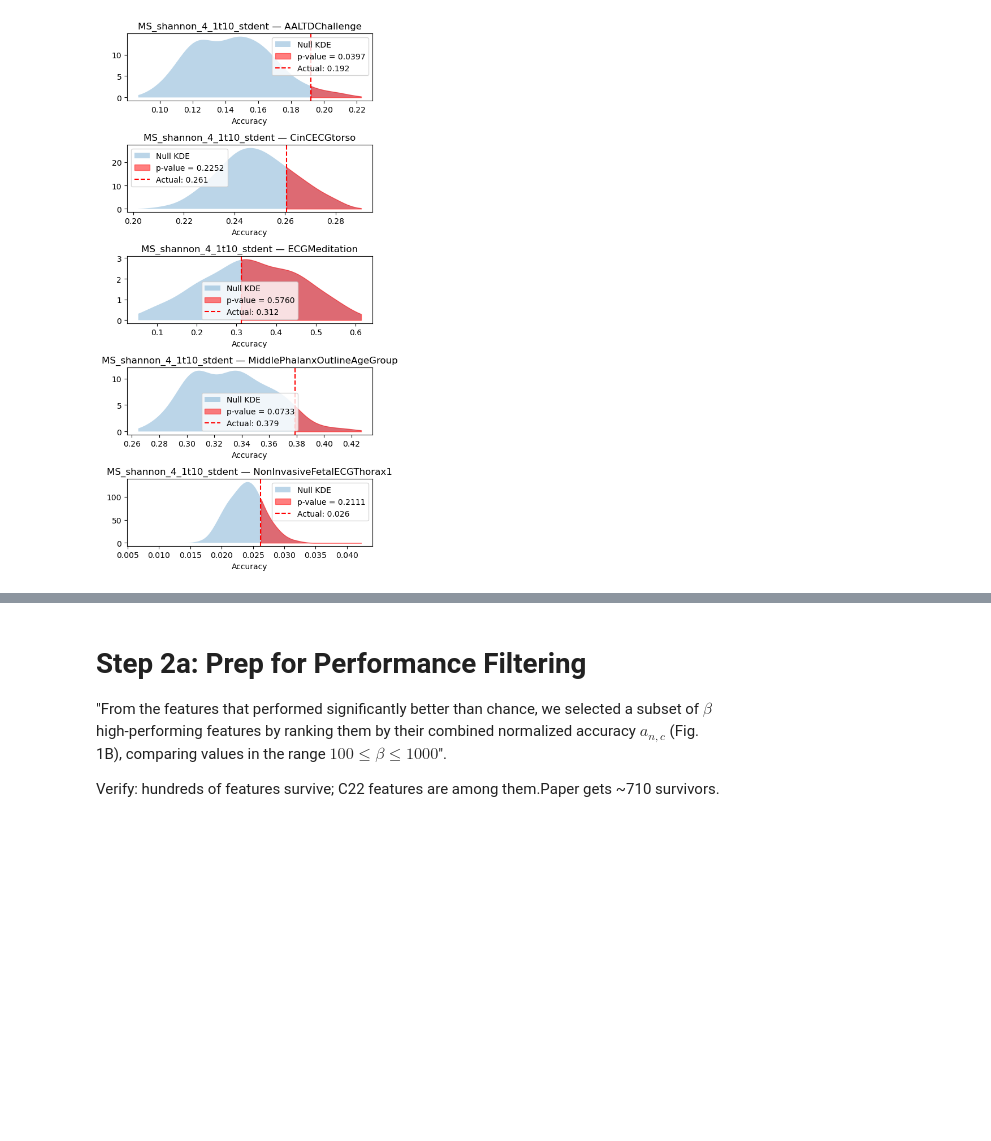
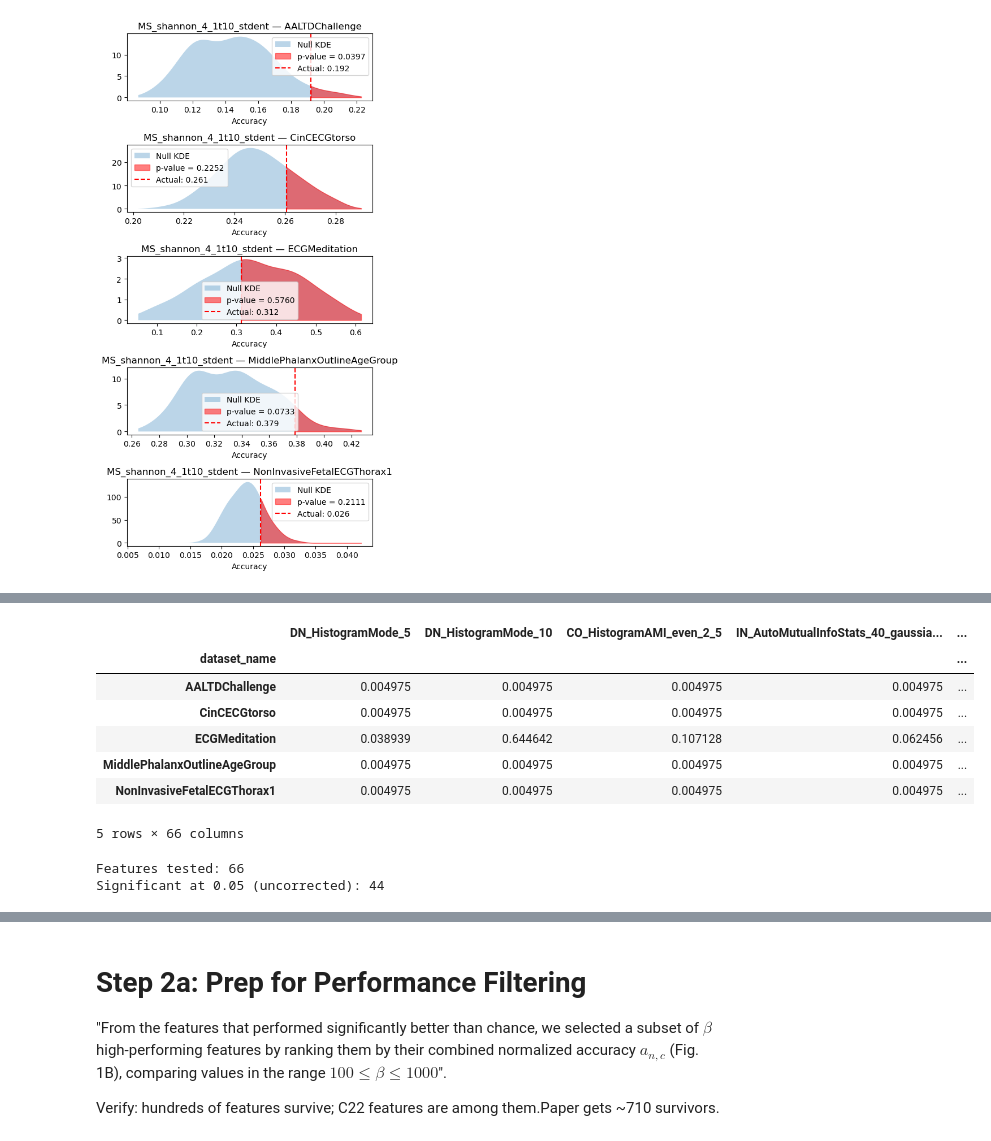
Before and after one commit to shelleygoel/anomaly_detection, a Jupyter notebook: blog_posts/03a_c22_scoring.ipynb, the cells around one changed output, grey strips where cells are left out. Cells and saved outputs as stored; diff of their text form; code cells hidden in the pictures; blank space fills up the shorter version.

Commit message:
catch22: part A content editied

```diff
--- a/blog_posts/03a_c22_scoring.ipynb
+++ b/blog_posts/03a_c22_scoring.ipynb
@@ -175,6 +174,6 @@ array(['WL_coeffs_db3_4_wb99m', 'WL_coeffs_db3_3_wb99m',
 sampled_features = fs.CATCH22 + list(random_feature_names[:50])
 sampled_features = [col for col in tasks_n_pf.columns if col in sampled_features] # make sure that the feature is present in the dataset
 # %%
-
-null_scores = fs.calc_score_null_dist(tasks_n_pf, nfolds, features=sampled_features, n_permutations=200)
-null_scores
+# this was run previously and null_scores were stored, commented out as it takes too long to run,
+# null_scores = fs.calc_score_null_dist(tasks_n_pf, nfolds, features=sampled_features, n_permutations=200)
+# null_scores
@@ -228,4 +180,9 @@ python(30118) MallocStackLogging: can't turn off malloc stack logging because it
 # %%
+# storing the null scores - as this is an expensive op
+# import pickle
+# with open(Path("../datasets/catch_22/checkpoints/sampled_null_scores.pkl"), "wb") as f:
+#     pickle.dump(null_scores, f)
 import pickle
-with open(Path("../datasets/catch_22/checkpoints/sampled_null_scores.pkl"), "wb") as f:
-    pickle.dump(null_scores, f)
+
+with open(Path("../datasets/catch_22/checkpoints/sampled_null_scores.pkl"), "rb") as f:
+    null_scores = pickle.load(f)
@@ -309,2 +243,28 @@ The problem it solves
+# %%
+p_values
+# %% [output]
+|  | DN_HistogramMode_5 | DN_HistogramMode_10 | CO_HistogramAMI_even_2_5 | IN_AutoMutualInfoStats_40_gaussia... | ... |
+| dataset_name |  |  |  |  | ... |
+| AALTDChallenge | 0.004975 | 0.004975 | 0.004975 | 0.004975 | ... |
+| CinCECGtorso | 0.004975 | 0.004975 | 0.004975 | 0.004975 | ... |
+| ECGMeditation | 0.038939 | 0.644642 | 0.107128 | 0.062456 | ... |
+| MiddlePhalanxOutlineAgeGroup | 0.004975 | 0.004975 | 0.004975 | 0.004975 | ... |
+| NonInvasiveFetalECGThorax1 | 0.004975 | 0.004975 | 0.004975 | 0.004975 | ... |
+5 rows × 66 columns
+# %%
+from scipy.stats import combine_pvalues
+
+# Fisher method: combine per-dataset p-values into one p-value per feature
+fisher_results = p_values.apply(
+    lambda col: combine_pvalues(col.dropna().values, method="fisher"), axis=0
+)
+combined_p_values = fisher_results.loc[1]  # row 1 = p-values, row 0 = test statistic
+combined_p_values.name = "combined_p_value"
+
+print(f"Features tested: {len(combined_p_values)}")
+print(f"Significant at 0.05 (uncorrected): {(combined_p_values < 0.05).sum()}")
+# %% [output]
+Features tested: 66
+Significant at 0.05 (uncorrected): 44
 # %% [markdown]
 
```
Also changed, not shown: parts of 23 cells of this notebook, 4 other files.
